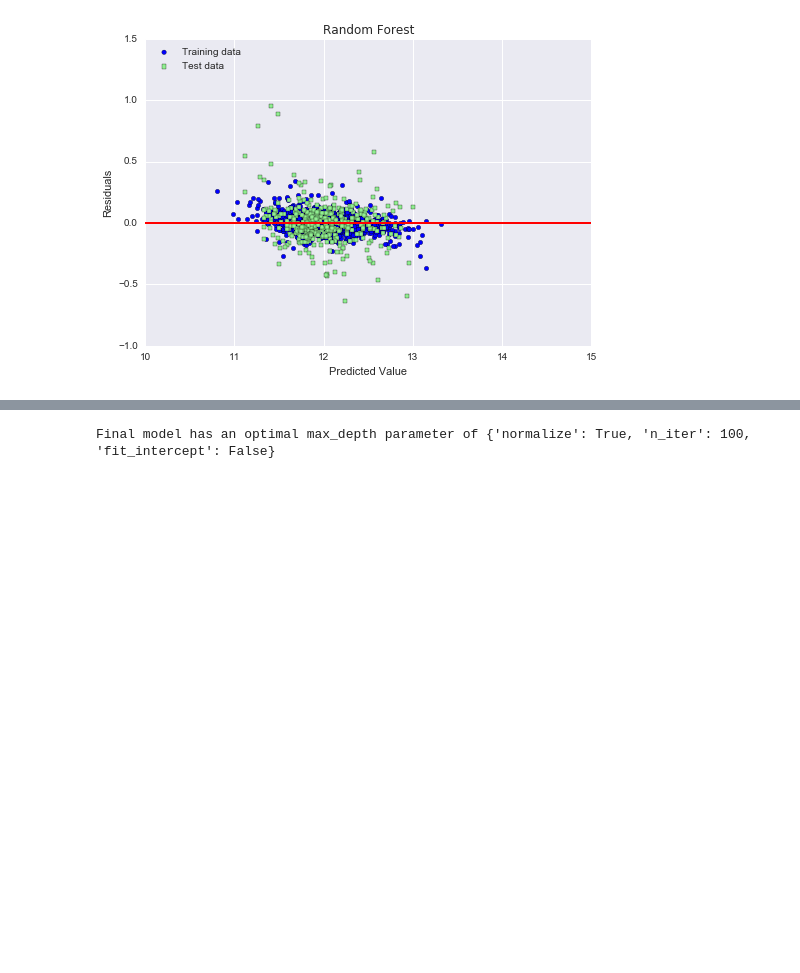
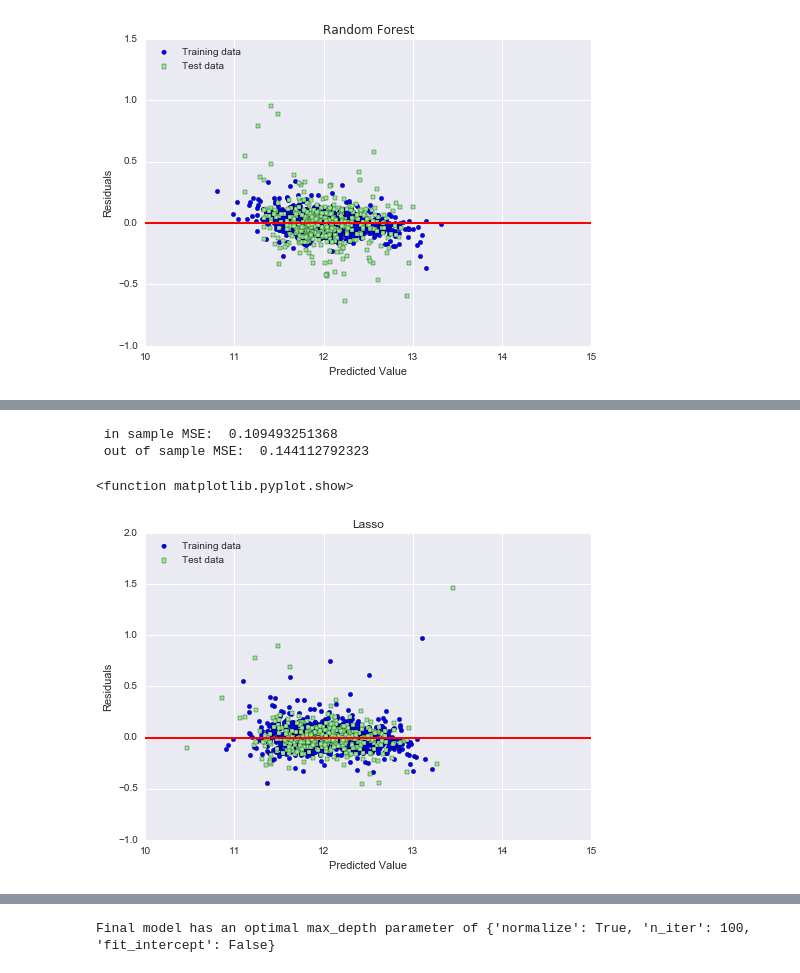
Before and after one commit to YashiKate/house_price, a Jupyter notebook: house_price_Yan.ipynb, the cells around one changed output, grey strips where cells are left out. Saved outputs shown, nothing was run; the diff lists cells and outputs as text; code cells hidden in the pictures; blank space fills up the shorter version.

```diff
--- a/house_price_Yan.ipynb
+++ b/house_price_Yan.ipynb
@@ -690,3 +724,31 @@ print search_func.best_score_
+# %%
+from sklearn.linear_model import Lasso
+
+X_train, X_test, y_train, y_test = train_test_split(all_data_X, all_data_y, test_size = 0.3, random_state = 101)
+
+lasso = Lasso(alpha =0.00049770235643321089)
+lasso.fit(X_train, y_train)
+
+y_train_pred = lasso.predict(X_train)
+y_test_pred = lasso.predict(X_test)
+
+print " in sample MSE: ", performance_metrics(y_train, y_train_pred)
+print " out of sample MSE: ", performance_metrics(y_test, y_test_pred)
+
+pl.scatter(y_train_pred, y_train_pred - y_train, c = 'blue', marker = 'o', label = 'Training data')
+pl.scatter(y_test_pred, y_test_pred - y_test, c = 'lightgreen', marker = 's', label = 'Test data')
+pl.xlabel ('Predicted Value')
+pl.ylabel ('Residuals')
+pl.legend(loc = 'upper left')
+pl.hlines(y = 0, xmin = 10, xmax = 15, lw =2, color = 'red')
+pl.xlim([10, 15])
+pl.title("Lasso")
+pl.show
+# %% [output]
+ in sample MSE:  0.109493251368
+ out of sample MSE:  0.144112792323
+<function matplotlib.pyplot.show>
+[figure, added]
 # %%
 from sklearn import linear_model
 
```
Also changed, not shown: parts of 12 cells of this notebook, 1 other file.
